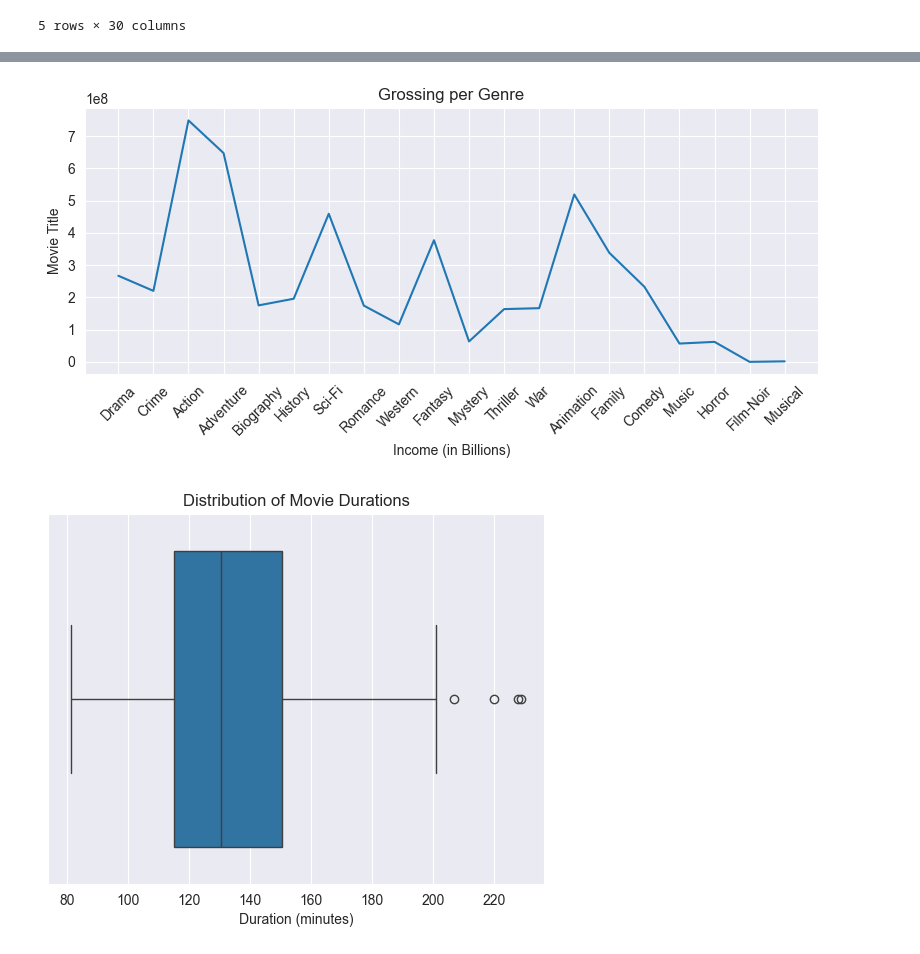
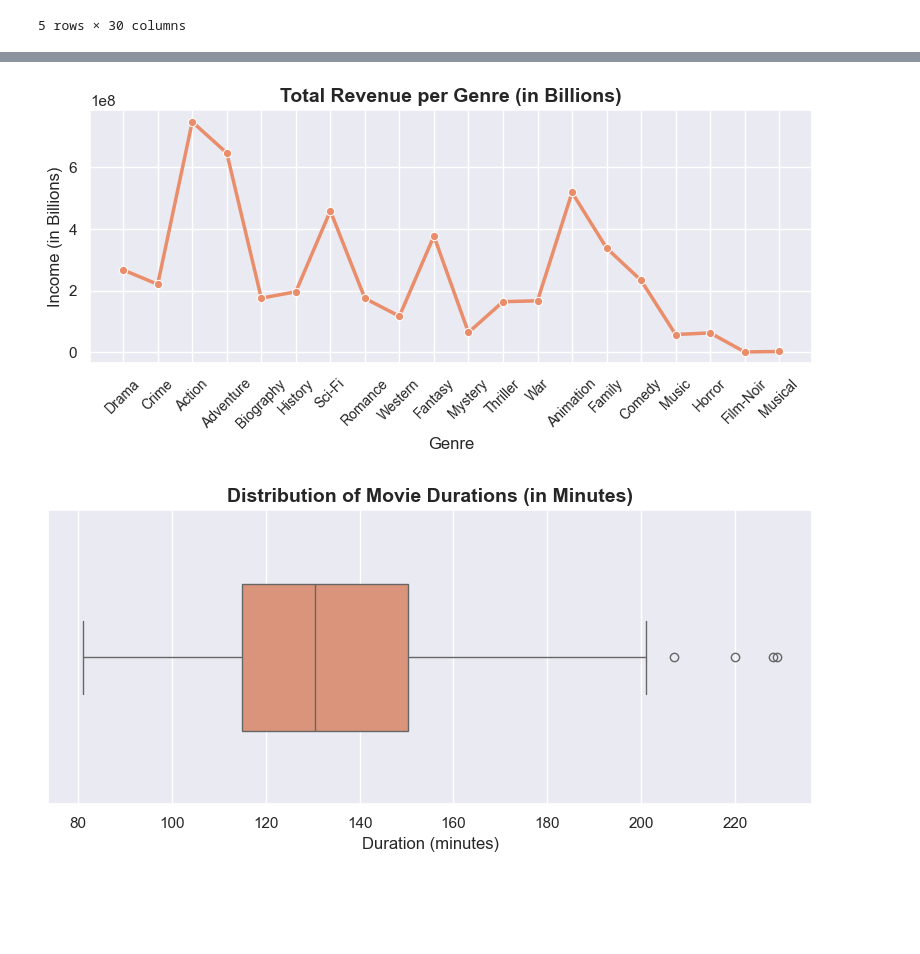
Before and after one commit to magdalena-ivanova-ds/EDA-Projects, a Jupyter notebook: food_sales/movies.ipynb, the cells around one changed output, grey strips where cells are left out. Cells and saved outputs as stored; diff of their text form; code cells hidden in the pictures; blank space fills up the shorter version.

```diff
--- a/food_sales/movies.ipynb
+++ b/food_sales/movies.ipynb
@@ -387,4 +387,9 @@ movies.head()
 | 3 | tt0071562 | The Godfather: Part II | 1975 | 220 | USA | R | Francis Ford Coppola | 408035783 | ... |
 | 4 | tt0110912 | Pulp Fiction | 1994 | 135 | USA | R | Quentin Tarantino | 222831817 | ... |
 5 rows × 30 columns
+# %%
+#Set style, palette and context
+sns.set_style("darkgrid")
+sns.set_palette("flare")
+sns.set_context("notebook")
 # %%
@@ -401,20 +411,25 @@ plt.show()
 # %%
-#top_10_income_movies = melted_genres.sort_values(by="Income", ascending=False).iloc[:14]
+#Create the plot and customize it
 plt.figure(figsize=(8,4), dpi=100)
-sns.lineplot(y='Income', x='Genre', data=melted_genres, errorbar=None)
-plt.title('Grossing per Genre')
-plt.xlabel('Income (in Billions)')
-plt.ylabel('Movie Title')
-plt.xticks(rotation=45)
+sns.lineplot(y='Income', x='Genre', data=melted_genres, errorbar=None, marker="o", linewidth=2.5)
+plt.title("Total Revenue per Genre (in Billions)", fontsize=14, fontweight="bold")
+plt.xlabel('Genre', fontsize=12)
+plt.ylabel("Income (in Billions)", fontsize=12)
+plt.xticks(rotation=45, fontsize=10)
 plt.tight_layout()
+plt.savefig("plots/plot2.png", bbox_inches="tight")
 plt.show()
 # %% [output]
-[figure, old version]
+[figure, new version]
 # %%
-sns.boxplot(x=movies['Duration'])
-plt.title('Distribution of Movie Durations')
-plt.xlabel('Duration (minutes)')
+#Create the plot and customize it
+plt.figure(figsize=(8,4), dpi=100)
+sns.boxplot(x=movies['Duration'], width=0.5)
+plt.title("Distribution of Movie Durations (in Minutes)", fontsize=14, fontweight="bold")
+plt.xlabel("Duration (minutes)", fontsize=12)
+plt.tight_layout()
+plt.savefig("plots/plot3.png", bbox_inches="tight")
 plt.show()
 # %% [output]
-[figure, old version]
+[figure, new version]
 # %%
```
Also changed, not shown: parts of 6 cells of this notebook.
